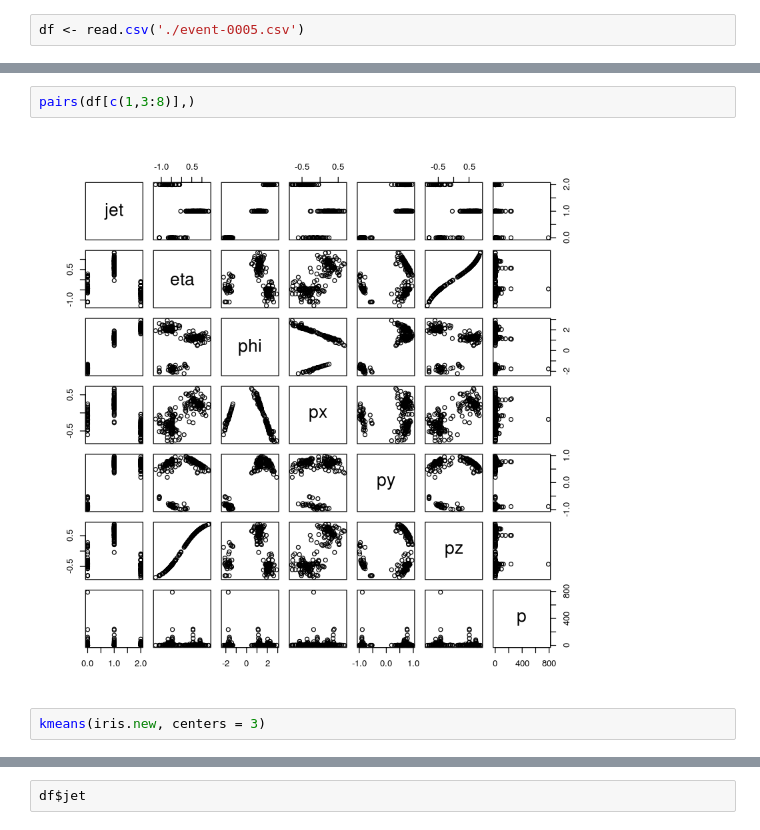
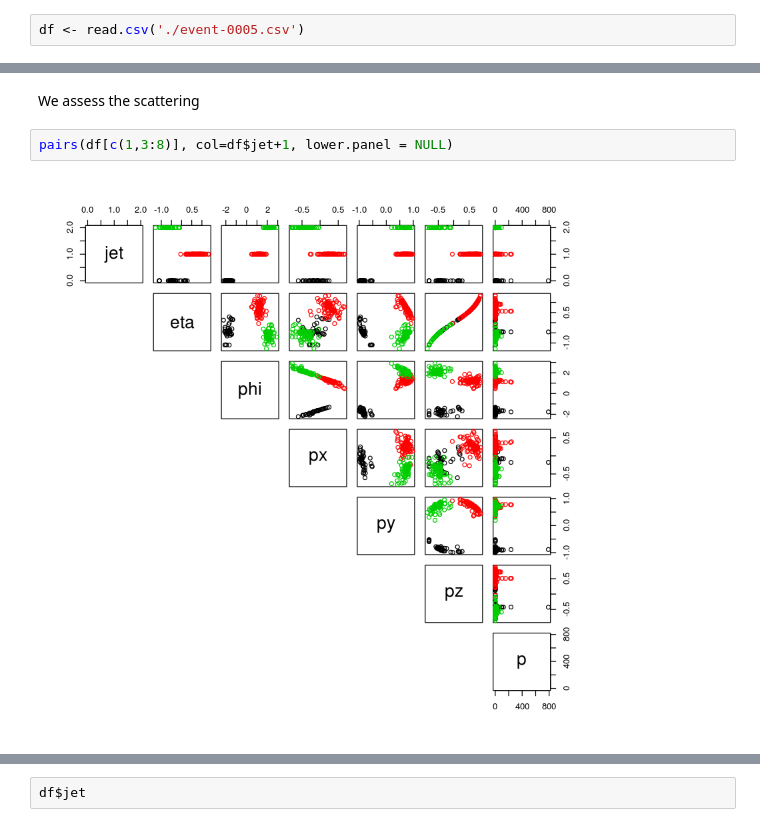
Before and after one commit to CaioMar/MachineLearningCODATA, a Jupyter notebook: Challenge.ipynb, the cells around one changed output, grey strips where cells are left out. Drawn from its saved outputs; the diff is of its cells as text.

```diff
--- a/Challenge.ipynb
+++ b/Challenge.ipynb
@@ -34,9 +20,9 @@ df
+# %% [markdown]
+We assess the scattering
 # %%
-pairs(df[c(1,3:8)],)
+pairs(df[c(1,3:8)], col=df$jet+1, lower.panel = NULL)
 # %% [output]
-[figure, old version]
+[figure, new version]
-# %%
-kmeans(iris.new, centers = 3)
 # %%
 summary(model)
 # %% [output]
```
Also changed, not shown: parts of 23 cells of this notebook, 1 other file.
